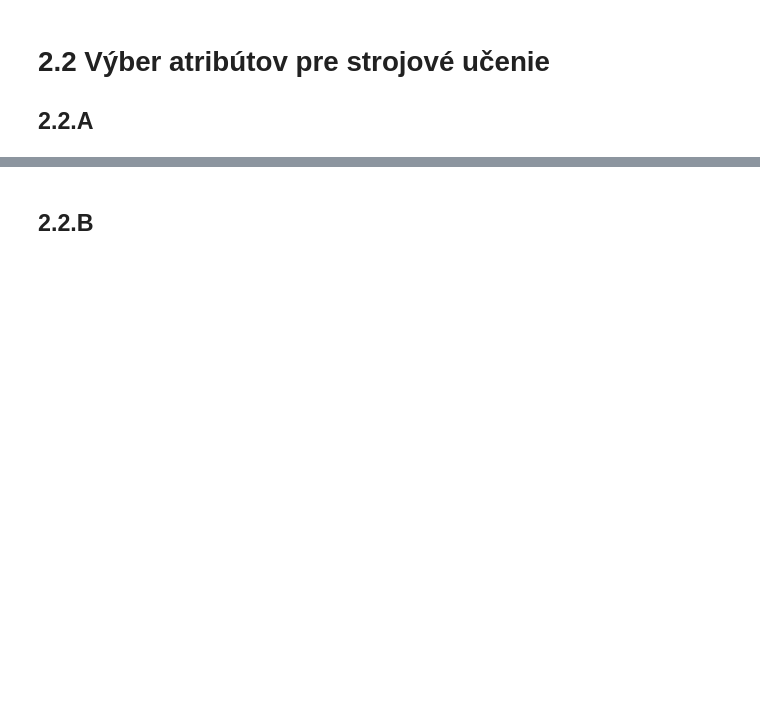
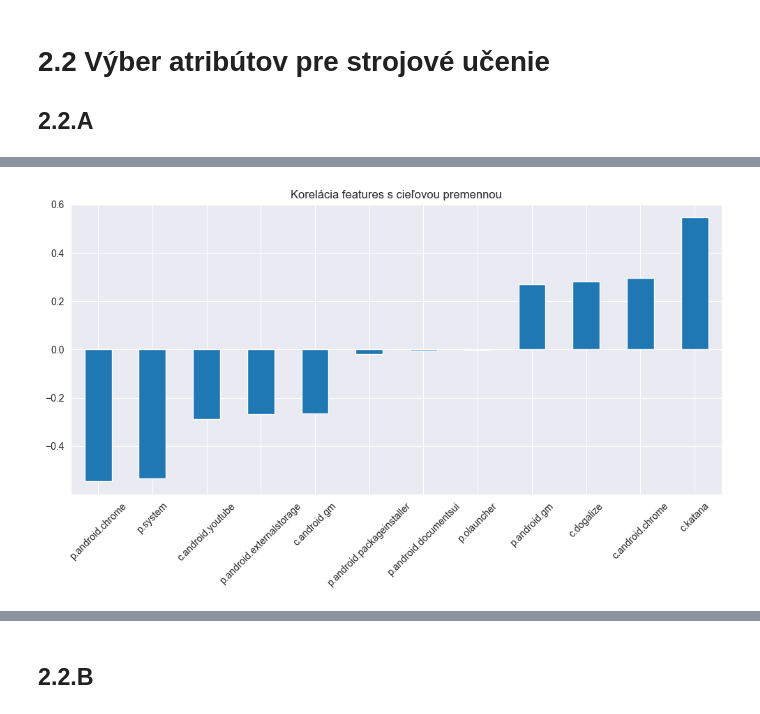
Before and after one commit to RikoAppDev/iau-course-assignments, a Jupyter notebook: zadanie-faza2.ipynb, the cells around one changed output, grey strips where cells are left out. Saved outputs shown, nothing was run; the diff lists cells and outputs as text; code cells hidden in the pictures; blank space fills up the shorter version.

```diff
--- a/zadanie-faza2.ipynb
+++ b/zadanie-faza2.ipynb
@@ -434,0 +464,81 @@ Tento prístup pripraví dáta na efektívne využitie v modeloch strojového u
+# %%
+# Rozdelenie na features a target
+from sklearn.ensemble import RandomForestClassifier
+from sklearn.feature_selection import f_classif, mutual_info_classif
+
+
+X = train_data.drop('mwra', axis=1)
+y = train_data['mwra']
+
+# 1. Korelačná analýza
+print("1. Korelačná analýza:")
+correlation_with_target = X.apply(lambda x: x.corr(y))
+print("\nKorelácia s cieľovou premennou:")
+print(correlation_with_target.sort_values(ascending=False))
+
+# Vizualizácia korelácií
+plt.figure(figsize=(10, 6))
+correlation_with_target.sort_values().plot(kind='bar')
+plt.title('Korelácia features s cieľovou premennou')
+plt.xticks(rotation=45)
+plt.tight_layout()
+plt.show()
+
+# 2. Mutual Information
+print("\n2. Mutual Information Score:")
+mi_scores = mutual_info_classif(X, y)
+mi_scores = pd.Series(mi_scores, index=X.columns)
+print(mi_scores.sort_values(ascending=False))
+
+plt.figure(figsize=(10, 6))
+mi_scores.sort_values().plot(kind='bar')
+plt.title('Mutual Information Scores')
+plt.xticks(rotation=45)
+plt.tight_layout()
+plt.show()
+
+# 3. ANOVA F-value
+print("\n3. ANOVA F-value:")
+f_scores = f_classif(X, y)[0]
+f_scores = pd.Series(f_scores, index=X.columns)
+print(f_scores.sort_values(ascending=False))
+
+plt.figure(figsize=(10, 6))
+f_scores.sort_values().plot(kind='bar')
+plt.title('ANOVA F-scores')
+plt.xticks(rotation=45)
+plt.tight_layout()
+plt.show()
+
+# 4. Random Forest Feature Importance
+rf = RandomForestClassifier(n_estimators=100, random_state=42)
+rf.fit(X, y)
+rf_importance = pd.Series(rf.feature_importances_, index=X.columns)
+print("\n4. Random Forest Feature Importance:")
+print(rf_importance.sort_values(ascending=False))
+
+plt.figure(figsize=(10, 6))
+rf_importance.sort_values().plot(kind='bar')
+plt.title('Random Forest Feature Importance')
+plt.xticks(rotation=45)
+plt.tight_layout()
+plt.show()
+
+# Porovnanie výsledkov všetkých metód
+results = pd.DataFrame({
+    'Correlation': abs(correlation_with_target),
+    'Mutual_Information': mi_scores,
+    'ANOVA_F_Score': f_scores,
+    'RF_Importance': rf_importance
+})
+
+print("\nPorovnanie všetkých metód:")
+print(results.sort_values(by='RF_Importance', ascending=False))
+
+# Heatmapa pre porovnanie
+plt.figure(figsize=(10, 6))
+sns.heatmap(results, annot=True, fmt='.4f', cmap='YlOrRd')
+plt.title('Porovnanie dôležitosti features podľa rôznych metód')
+plt.tight_layout()
+plt.show()
+# %% [output]
@@ -434,0 +561 @@ Tento prístup pripraví dáta na efektívne využitie v modeloch strojového u
+[figure, added]
```
Also changed, not shown: parts of 2 cells of this notebook.
